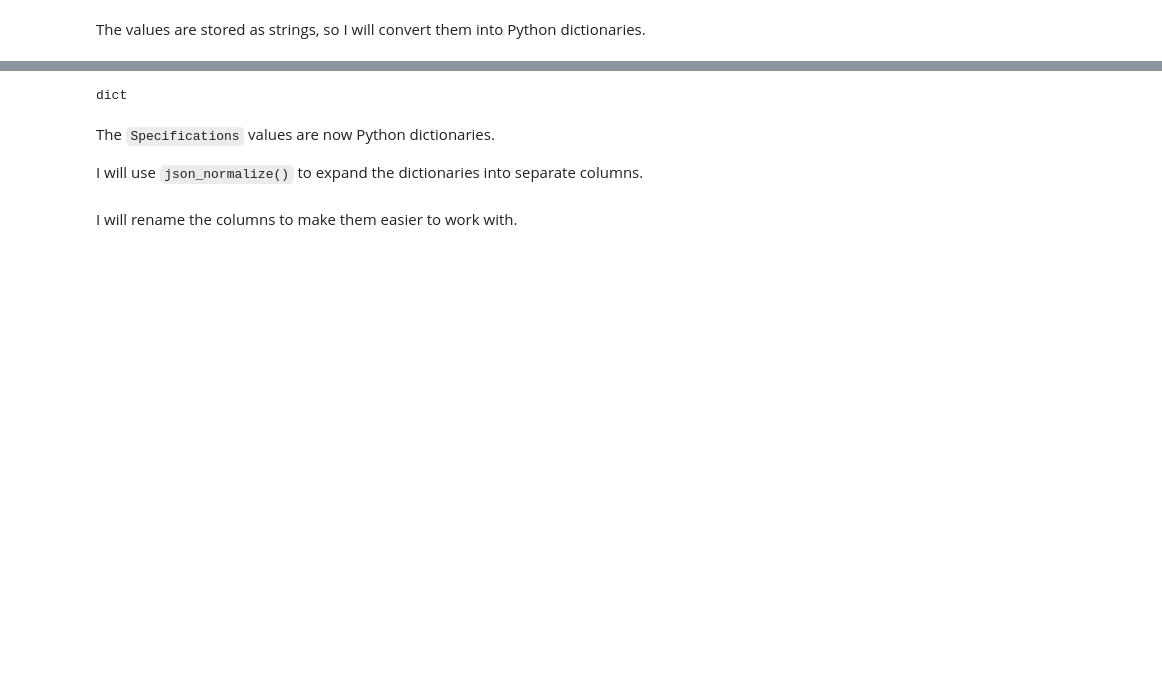
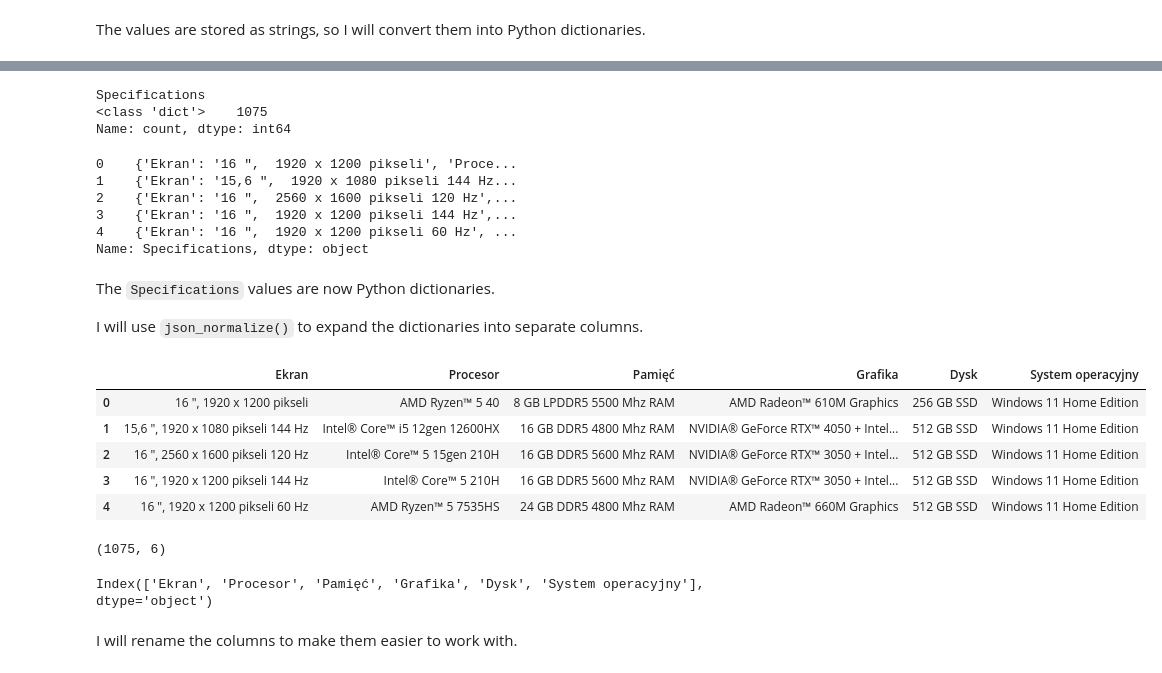
Before and after one commit to rishchuk/laptop-analysis, a Jupyter notebook: laptop_analysis.ipynb, the cells around one changed output, grey strips where cells are left out. Cells and saved outputs as stored; diff of their text form; code cells hidden in the pictures; blank space fills up the shorter version.

Commit message:
Parse and clean laptop specifications

```diff
--- a/laptop_analysis.ipynb
+++ b/laptop_analysis.ipynb
@@ -267,7 +238,18 @@ Name: Specifications, Length: 1075, dtype: object
-# %%
-type(df["Specifications"].iloc[0])
-# %% [output]
-dict
+# %%
+df["Specifications"].apply(type).value_counts()
+# %% [output]
+Specifications
+<class 'dict'>    1075
+Name: count, dtype: int64
+# %%
+df["Specifications"].head()
+# %% [output]
+0    {'Ekran': '16 ",  1920 x 1200 pikseli', 'Proce...
+1    {'Ekran': '15,6 ",  1920 x 1080 pikseli 144 Hz...
+2    {'Ekran': '16 ",  2560 x 1600 pikseli 120 Hz',...
+3    {'Ekran': '16 ",  1920 x 1200 pikseli 144 Hz',...
+4    {'Ekran': '16 ",  1920 x 1200 pikseli 60 Hz', ...
+Name: Specifications, dtype: object
 # %% [markdown]
 The `Specifications` values are now Python dictionaries.
 
@@ -279,3 +259,20 @@ df = pd.concat([df, specs], axis=1)
+# %%
+specs.head()
+# %% [output]
+|  | Ekran | Procesor | Pamięć | Grafika | Dysk | System operacyjny |
+| 0 | 16 ", 1920 x 1200 pikseli | AMD Ryzen™ 5 40 | 8 GB LPDDR5 5500 Mhz RAM | AMD Radeon™ 610M Graphics | 256 GB SSD | Windows 11 Home Edition |
+| 1 | 15,6 ", 1920 x 1080 pikseli 144 Hz | Intel® Core™ i5 12gen 12600HX | 16 GB DDR5 4800 Mhz RAM | NVIDIA® GeForce RTX™ 4050 + Intel... | 512 GB SSD | Windows 11 Home Edition |
+| 2 | 16 ", 2560 x 1600 pikseli 120 Hz | Intel® Core™ 5 15gen 210H | 16 GB DDR5 5600 Mhz RAM | NVIDIA® GeForce RTX™ 3050 + Intel... | 512 GB SSD | Windows 11 Home Edition |
+| 3 | 16 ", 1920 x 1200 pikseli 144 Hz | Intel® Core™ 5 210H | 16 GB DDR5 5600 Mhz RAM | NVIDIA® GeForce RTX™ 3050 + Intel... | 512 GB SSD | Windows 11 Home Edition |
+| 4 | 16 ", 1920 x 1200 pikseli 60 Hz | AMD Ryzen™ 5 7535HS | 24 GB DDR5 4800 Mhz RAM | AMD Radeon™ 660M Graphics | 512 GB SSD | Windows 11 Home Edition |
+# %%
+specs.shape
+# %% [output]
+(1075, 6)
+# %%
+specs.columns
+# %% [output]
+Index(['Ekran', 'Procesor', 'Pamięć', 'Grafika', 'Dysk', 'System operacyjny'], dtype='object')
 # %% [markdown]
 I will rename the columns to make them easier to work with.
 # %%
```
Also changed, not shown: parts of 17 cells of this notebook.
